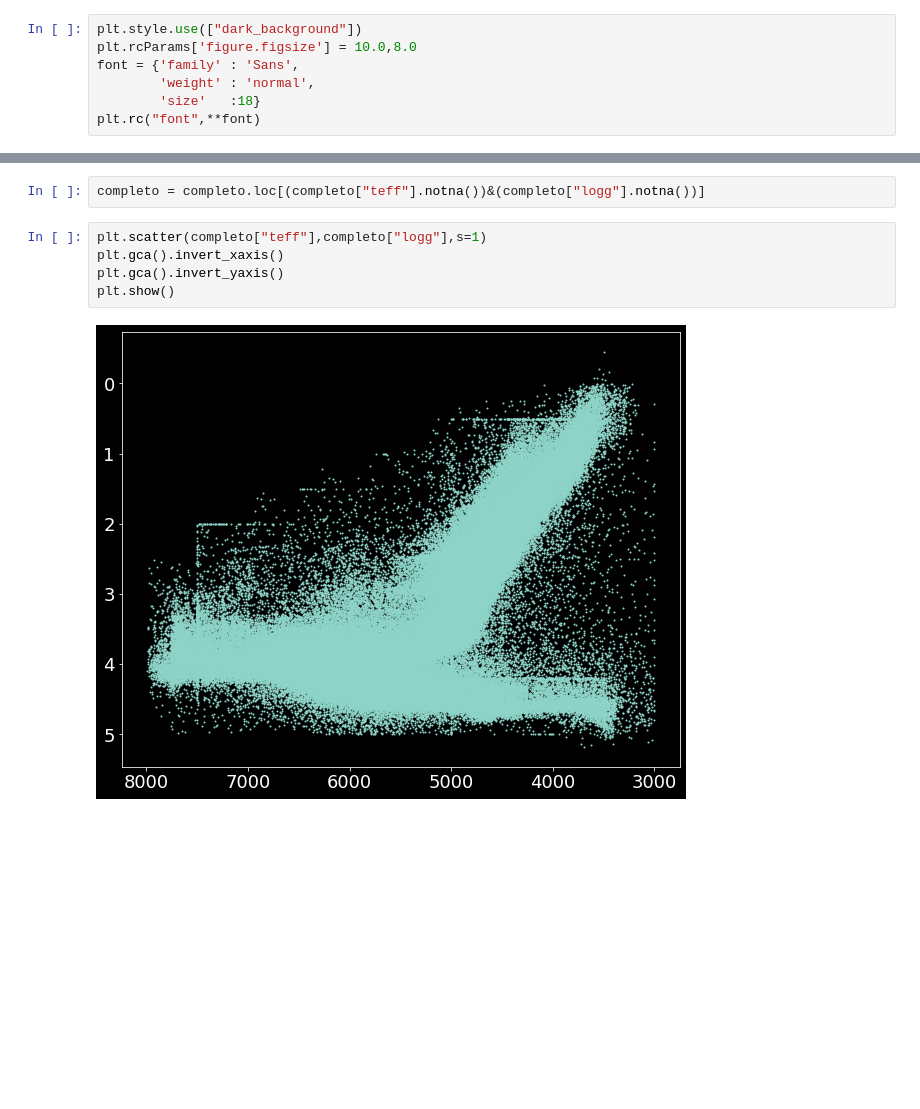
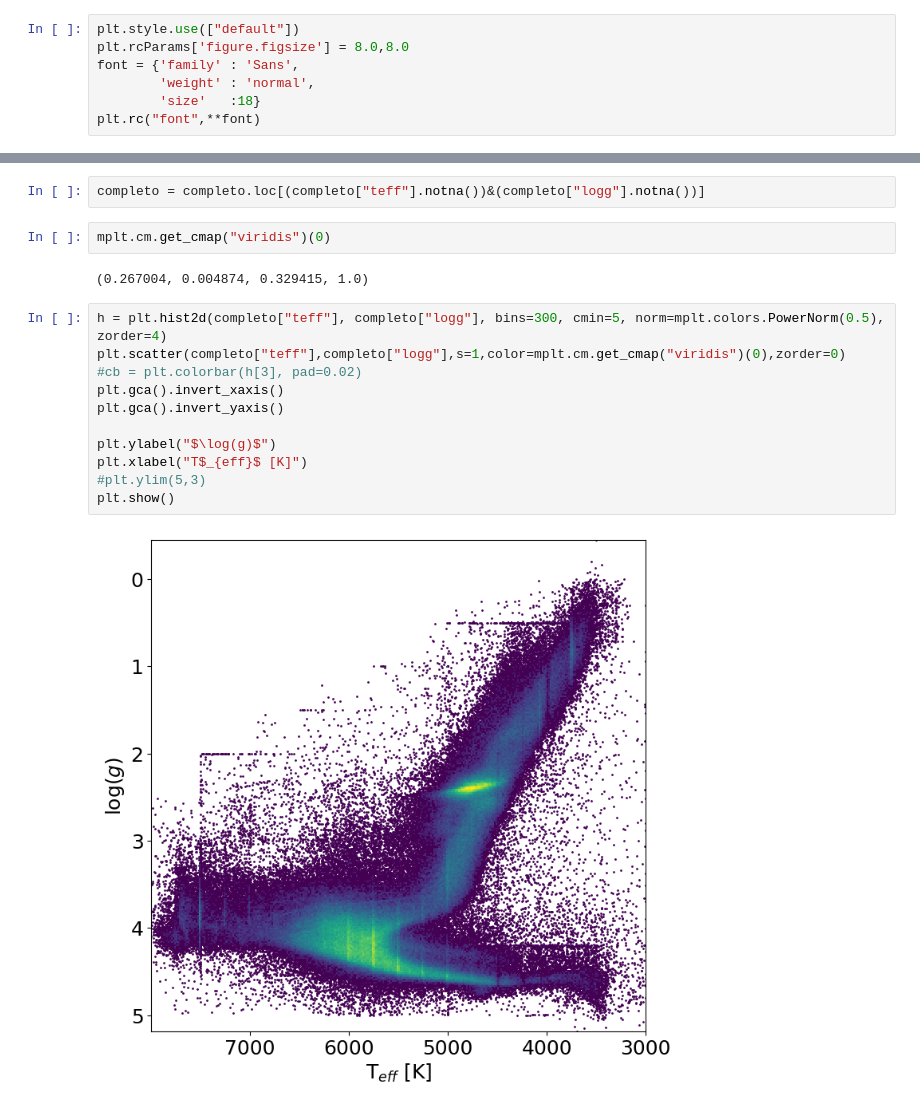
Before and after one commit to rodrigo1889/Gaia-Enceladus-Sausage, a Jupyter notebook: HR.ipynb, the cells around one changed output, grey strips where cells are left out. Cells and saved outputs as stored; diff of their text form; blank space fills up the shorter version.

Commit message:
Update for colormap in HR diagram

```diff
--- a/HR.ipynb
+++ b/HR.ipynb
@@ -10,6 +11,6 @@ from scipy import stats
 # %%
-plt.style.use(["dark_background"])
-plt.rcParams['figure.figsize'] = 10.0,8.0
+plt.style.use(["default"])
+plt.rcParams['figure.figsize'] = 8.0,8.0
 font = {'family' : 'Sans',
         'weight' : 'normal',
         'size'   :18}
@@ -18,10 +19,20 @@ plt.rc("font",**font)
 completo = pd.DataFrame(pd.read_csv("galah_complete.csv"))
 # %%
 completo = completo.loc[(completo["teff"].notna())&(completo["logg"].notna())]
-# %%
-plt.scatter(completo["teff"],completo["logg"],s=1)
-plt.gca().invert_xaxis()
-plt.gca().invert_yaxis()
-plt.show()
-# %% [output]
-[figure, removed]
+# %%
+mplt.cm.get_cmap("viridis")(0)
+# %% [output]
+(0.267004, 0.004874, 0.329415, 1.0)
+# %%
+h = plt.hist2d(completo["teff"], completo["logg"], bins=300, cmin=5, norm=mplt.colors.PowerNorm(0.5), zorder=4)
+plt.scatter(completo["teff"],completo["logg"],s=1,color=mplt.cm.get_cmap("viridis")(0),zorder=0)
+#cb = plt.colorbar(h[3], pad=0.02)
+plt.gca().invert_xaxis()
+plt.gca().invert_yaxis()
+
+plt.ylabel("$\log(g)$")
+plt.xlabel("T$_{eff}$ [K]")
+#plt.ylim(5,3)
+plt.show()
+# %% [output]
+[figure, added]
```
Also changed, not shown: parts of 1 cell of this notebook.
